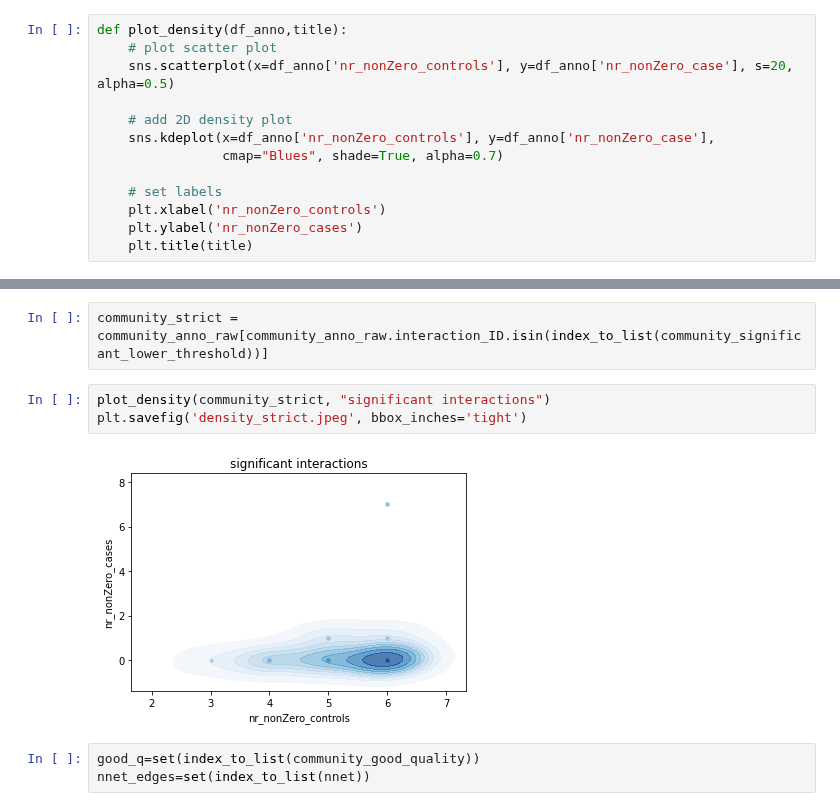
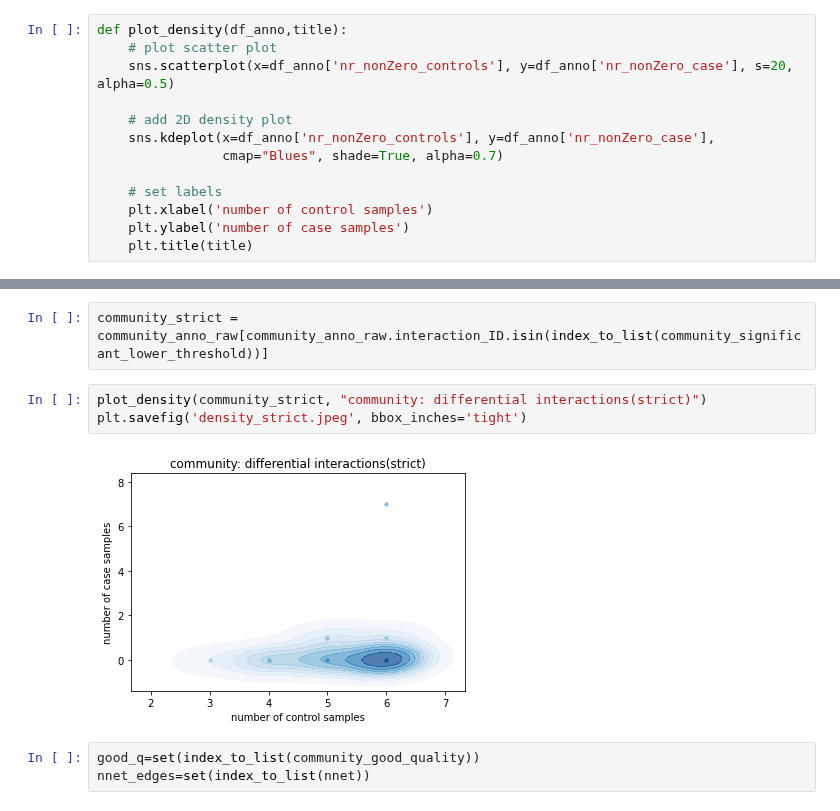
Before and after one commit to colomemaria/community-paper, a Jupyter notebook: src/method_comparison/compare_results/compare_raw.ipynb, the cells around one changed output, grey strips where cells are left out. Cells and saved outputs as stored; diff of their text form.

```diff
--- a/src/method_comparison/compare_results/compare_raw.ipynb
+++ b/src/method_comparison/compare_results/compare_raw.ipynb
@@ -81,8 +81,8 @@ def plot_density(df_anno,title):
                 cmap="Blues", shade=True, alpha=0.7)
 
     # set labels
-    plt.xlabel('nr_nonZero_controls')
-    plt.ylabel('nr_nonZero_cases')
+    plt.xlabel('number of control samples')
+    plt.ylabel('number of case samples')
     plt.title(title)
 # %%
 venn3([set(index_to_list(community)), set(index_to_list(nnet)), set(index_to_list(cpdb))], ("community", 'NicheNet', 'CPDB'))
@@ -151,10 +151,10 @@ plt.savefig('venn_strict.jpeg', bbox_inches='tight')
 # %%
 community_strict = community_anno_raw[community_anno_raw.interaction_ID.isin(index_to_list(community_significant_lower_threshold))]
 # %%
-plot_density(community_strict, "significant interactions")
+plot_density(community_strict, "community: differential interactions(strict)")
 plt.savefig('density_strict.jpeg', bbox_inches='tight')
 # %% [output]
-[figure, old version]
+[figure, new version]
 # %%
 good_q=set(index_to_list(community_good_quality))
 nnet_edges=set(index_to_list(nnet))
```
Also changed, not shown: parts of 9 cells of this notebook, 10 other files.
